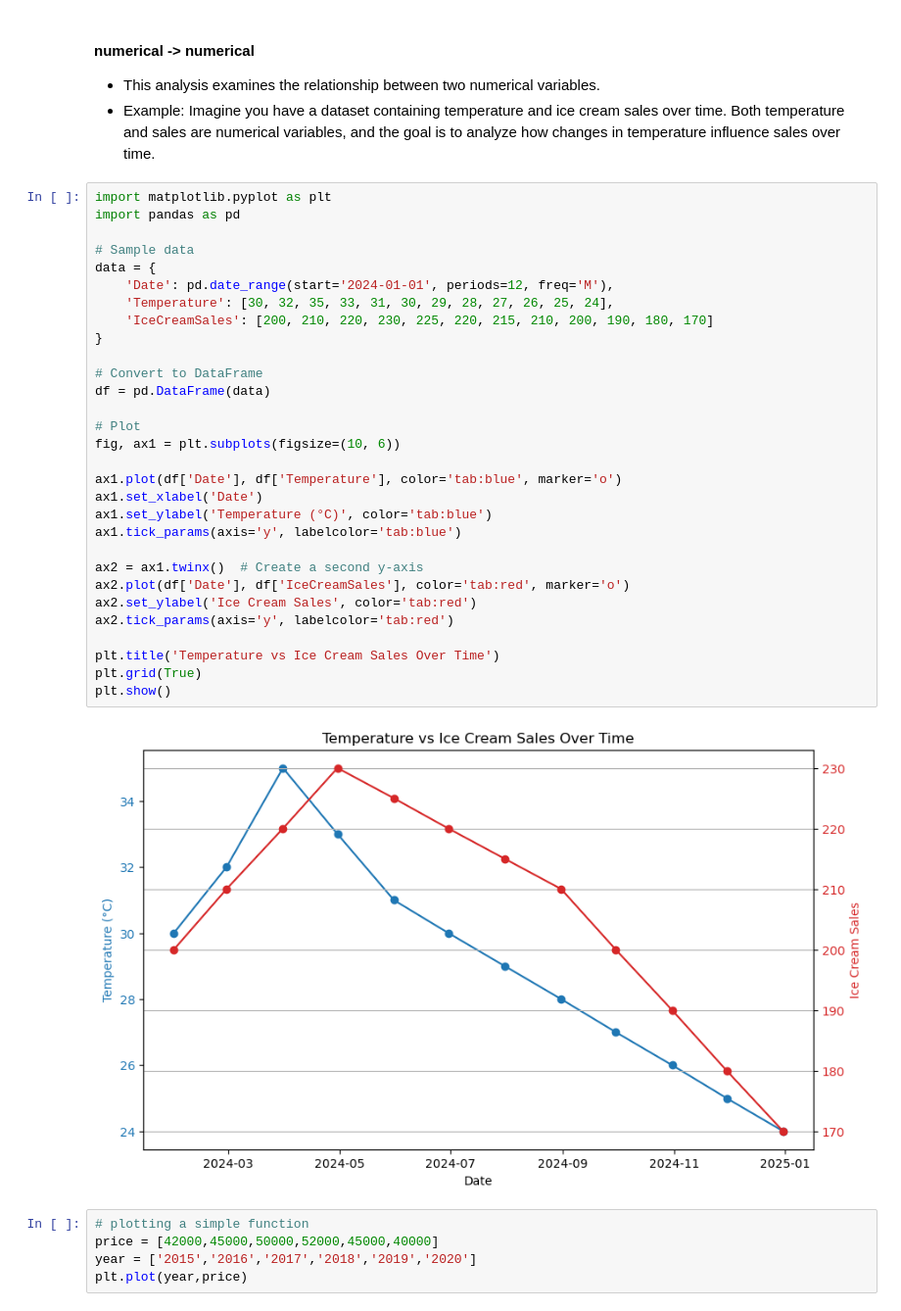
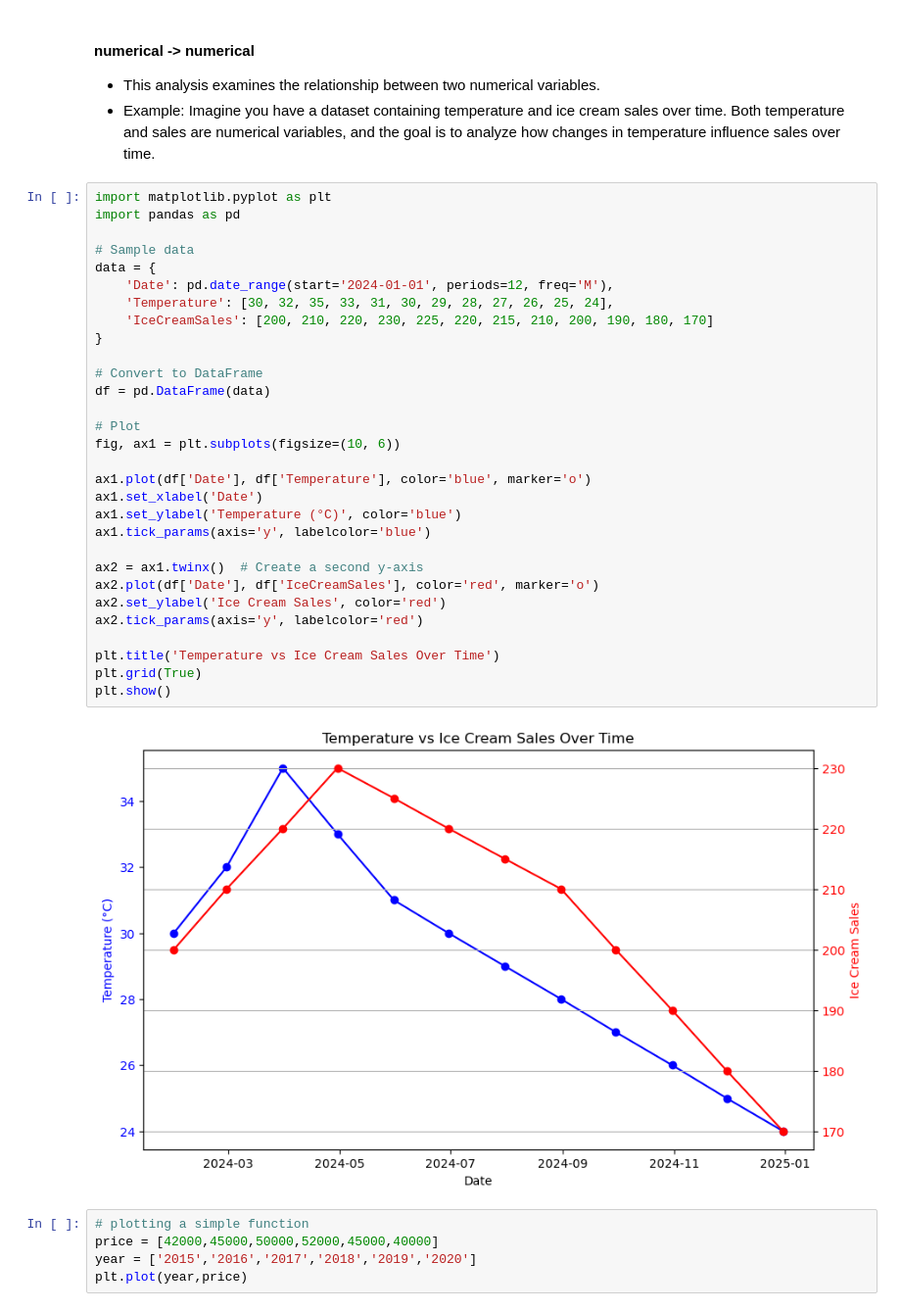
Before and after one commit to HuzaifaAkram42/Matplotlib, a Jupyter notebook: Matplotlib_Sessions/Session_01_Plotting_using_Matplotlib.ipynb, the cells around one changed output. Shown at 98% size. Drawn from its saved outputs; the diff is of its cells as text.

```diff
--- a/Matplotlib_Sessions/Session_01_Plotting_using_Matplotlib.ipynb
+++ b/Matplotlib_Sessions/Session_01_Plotting_using_Matplotlib.ipynb
@@ -72,35 +72,35 @@ plt.show()
 # %%
 import matplotlib.pyplot as plt
 import pandas as pd
 
 # Sample data
 data = {
     'Date': pd.date_range(start='2024-01-01', periods=12, freq='M'),
     'Temperature': [30, 32, 35, 33, 31, 30, 29, 28, 27, 26, 25, 24],
     'IceCreamSales': [200, 210, 220, 230, 225, 220, 215, 210, 200, 190, 180, 170]
 }
 
 # Convert to DataFrame
 df = pd.DataFrame(data)
 
 # Plot
 fig, ax1 = plt.subplots(figsize=(10, 6))
 
-ax1.plot(df['Date'], df['Temperature'], color='tab:blue', marker='o')
+ax1.plot(df['Date'], df['Temperature'], color='blue', marker='o')
 ax1.set_xlabel('Date')
-ax1.set_ylabel('Temperature (°C)', color='tab:blue')
-ax1.tick_params(axis='y', labelcolor='tab:blue')
+ax1.set_ylabel('Temperature (°C)', color='blue')
+ax1.tick_params(axis='y', labelcolor='blue')
 
 ax2 = ax1.twinx()  # Create a second y-axis
-ax2.plot(df['Date'], df['IceCreamSales'], color='tab:red', marker='o')
-ax2.set_ylabel('Ice Cream Sales', color='tab:red')
-ax2.tick_params(axis='y', labelcolor='tab:red')
+ax2.plot(df['Date'], df['IceCreamSales'], color='red', marker='o')
+ax2.set_ylabel('Ice Cream Sales', color='red')
+ax2.tick_params(axis='y', labelcolor='red')
 
 plt.title('Temperature vs Ice Cream Sales Over Time')
 plt.grid(True)
 plt.show()
 # %% [output]
-[figure, old version]
+[figure, new version]
 # %%
 # plotting a simple function
 price = [42000,45000,50000,52000,45000,40000]
```
Also changed, not shown: parts of 37 cells of this notebook, 1 other file.
